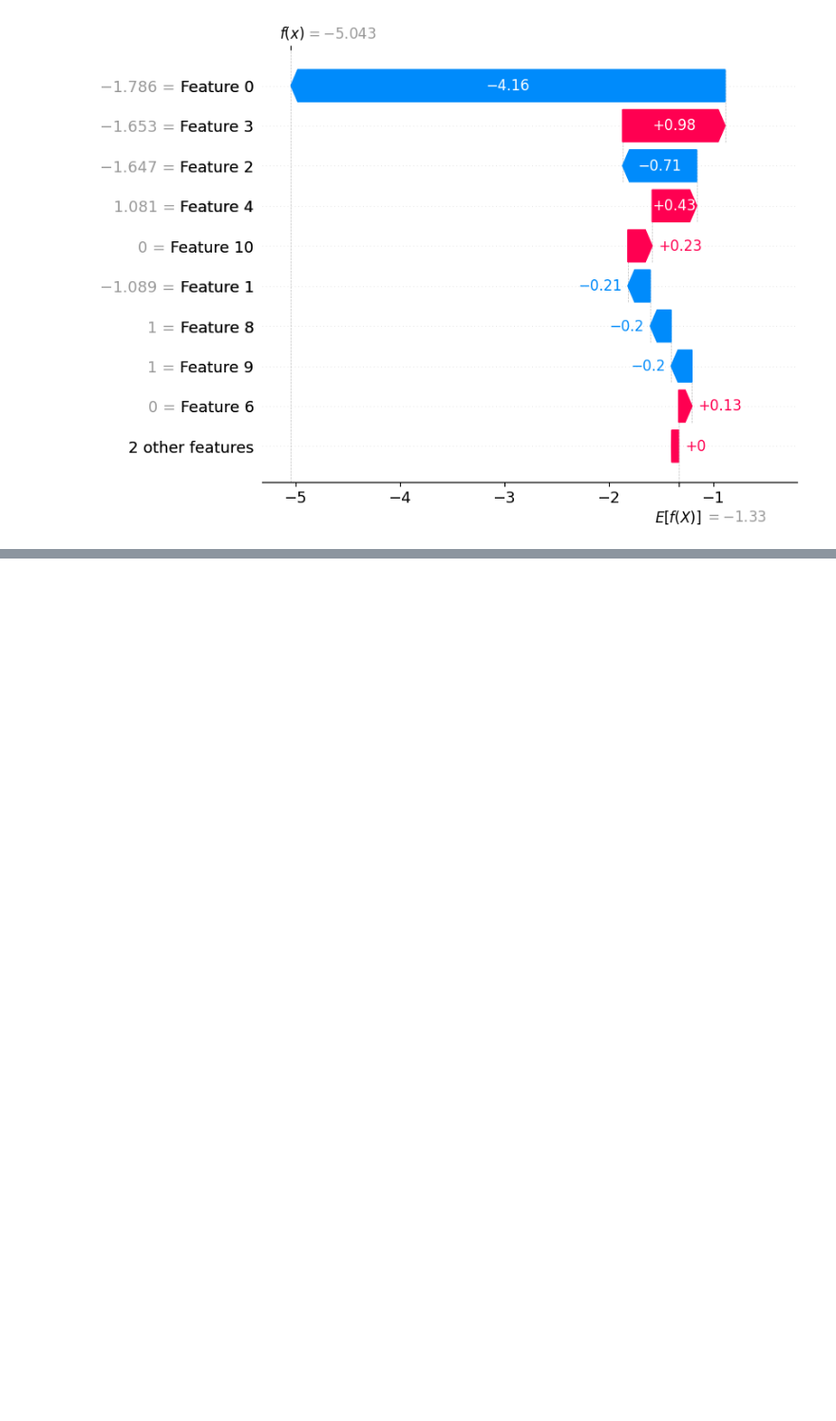
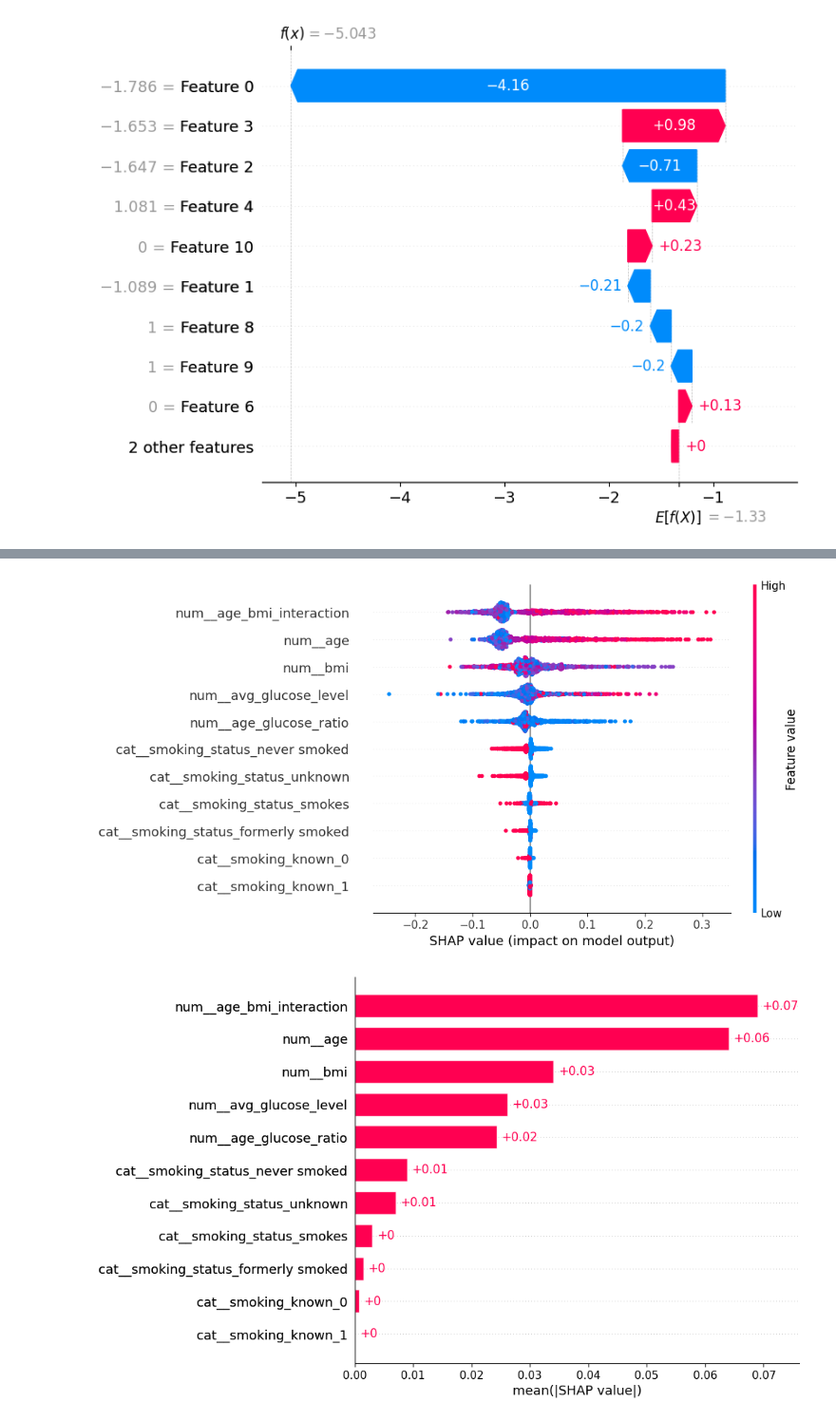
Before and after one commit to sean-code/stroke_project, a Jupyter notebook: notebooks/03_SHAP_Interpretation.ipynb, the cells around one changed output, grey strips where cells are left out. Shown at 95% size. Cells and saved outputs as stored; diff of their text form; code cells hidden in the pictures; blank space fills up the shorter version.

Commit message:
Add SHAP from XGBoost plotting waterfalls for features

```diff
--- a/notebooks/03_SHAP_Interpretation.ipynb
+++ b/notebooks/03_SHAP_Interpretation.ipynb
@@ -240,0 +163,33 @@ ValueError: could not convert string to float: '[5E-1]'
+# %%
+# === Cell 6 (ROBUST) — Permutation SHAP via function wrapper ===
+import shap, numpy as np
+shap.initjs()
+
+# 1) Callable that takes ENCODED arrays and returns positive-class probs
+f = lambda Xdense: xgb_tuned.named_steps["clf"].predict_proba(Xdense)[:, 1]
+
+# 2) Small background set from ENCODED train for speed
+rng = np.random.RandomState(42)
+bg_idx = rng.choice(Xtr_enc.shape[0], size=min(500, Xtr_enc.shape[0]), replace=False)
+background = Xtr_enc[bg_idx]
+
+# 3) Build Explainer with permutation algorithm
+explainer = shap.Explainer(f, background, algorithm="permutation", feature_names=feat_names)
+
+# 4) Explain a manageable slice of the test set (to keep it fast)
+sel = slice(0, min(1000, Xte_enc.shape[0]))   # adjust if you want all
+ex = explainer(Xte_enc[sel])
+
+# 5) Global importance
+shap.plots.beeswarm(ex, max_display=15)
+shap.plots.bar(ex, max_display=15)
+
+# 6) Local explanations on two specific rows in that slice
+probs_x = xgb_tuned.predict_proba(X_test)[:, 1]
+hi_x = int(np.argmax(probs_x)); lo_x = int(np.argmin(probs_x))
+# map absolute indices to the sel slice if needed:
+def to_sel_idx(i): return i if (isinstance(sel, slice) and i < ex.values.shape[0]) else 0
+
+shap.plots.waterfall(ex[to_sel_idx(hi_x)], max_display=15)
+shap.plots.waterfall(ex[to_sel_idx(lo_x)], max_display=15)
+# %% [output]
@@ -240,0 +197,2 @@ ValueError: could not convert string to float: '[5E-1]'
+[figure, added]
+[figure, added]
```
Also changed, not shown: parts of 3 cells of this notebook, 2 other files.
